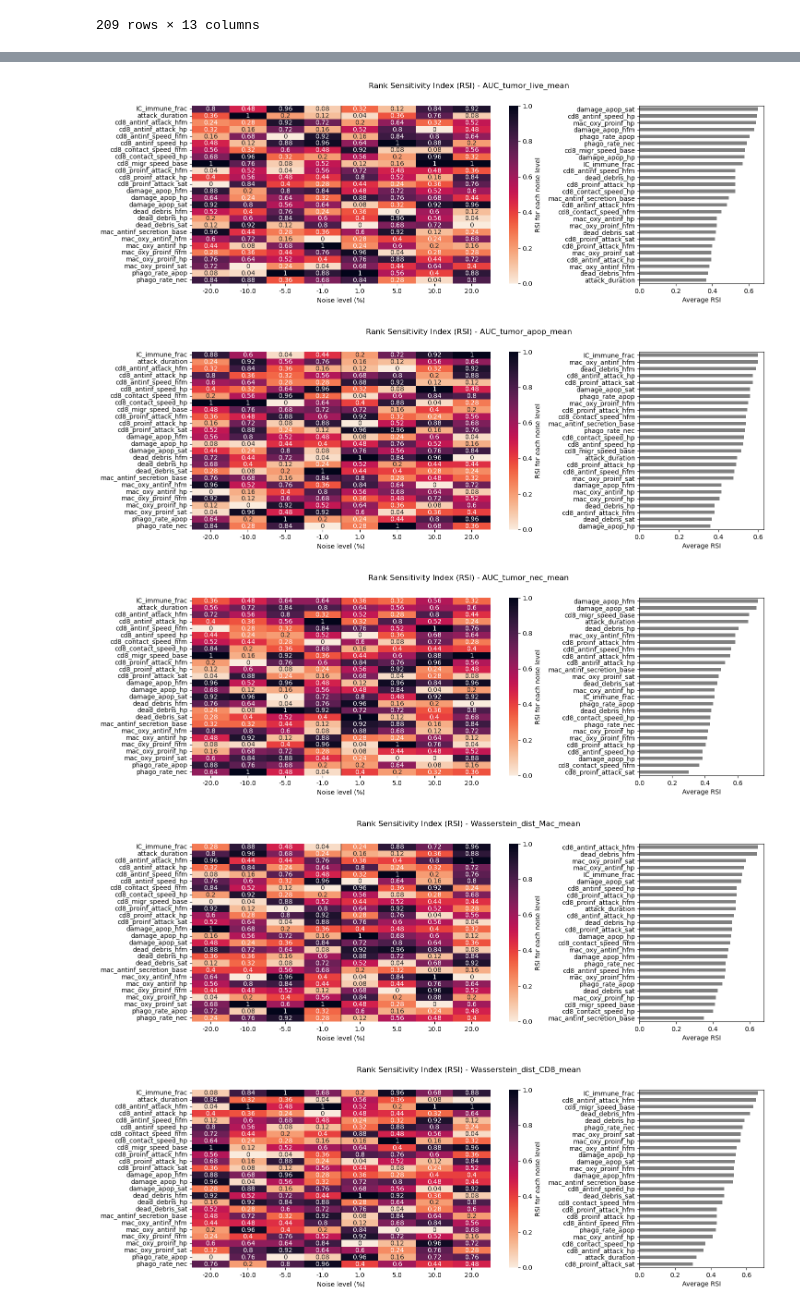
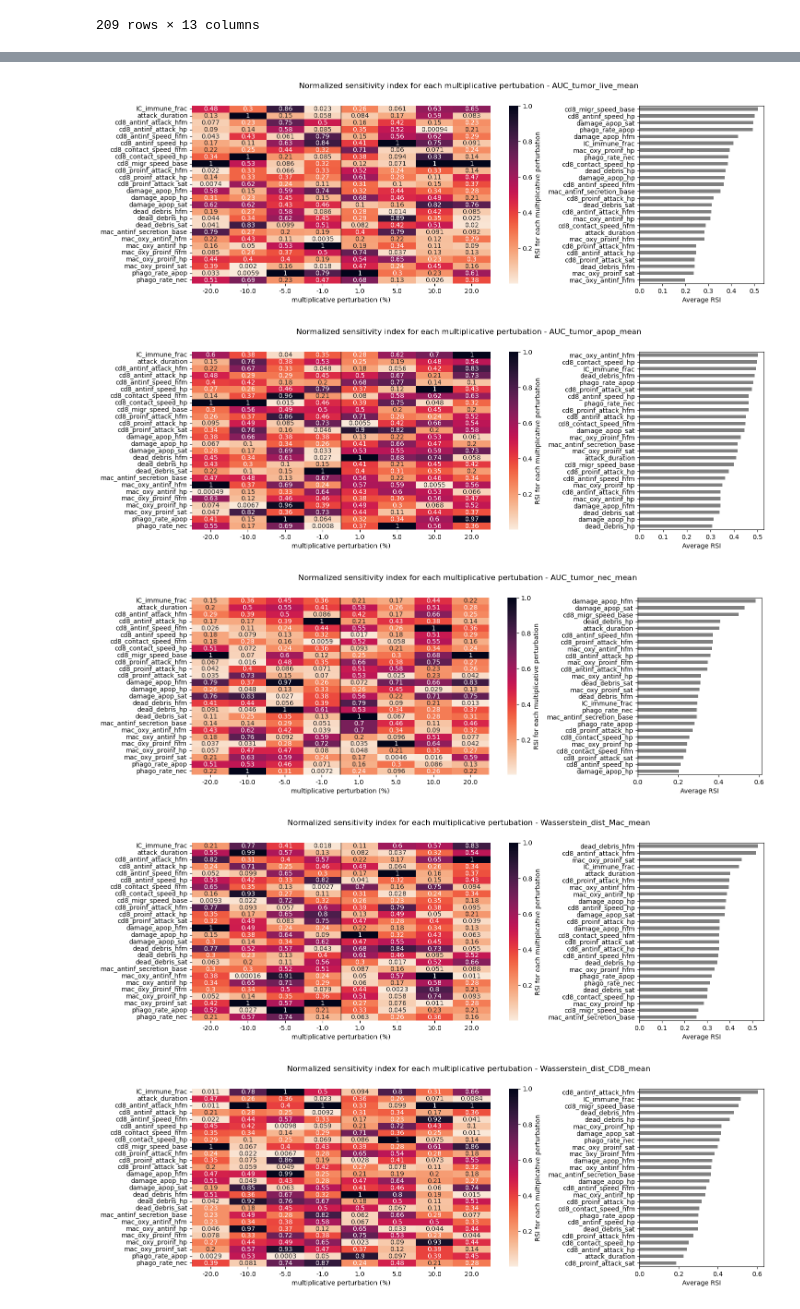
Before and after one commit to PhysiCell-Models/grammar_samples, a Jupyter notebook: Sensitivity_Analysis/SA_script_ex3.ipynb, the cells around one changed output, grey strips where cells are left out. Saved outputs shown, nothing was run; the diff lists cells and outputs as text; code cells hidden in the pictures.

```diff
--- a/Sensitivity_Analysis/SA_script_ex3.ipynb
+++ b/Sensitivity_Analysis/SA_script_ex3.ipynb
@@ -226,14 +226,15 @@ plt.subplots_adjust(hspace=0.75)
 for qoi, ax in zip(QoIs_list, axes.flatten()):
     # Plot a box plot for each QoI (x axis: SA_delta, y axis: QoI value)
     # ax.boxplot([df_all[df_summary['sample'] == sample][qoi].values for sample in [sample_ref, *samples_deltap1, *samples_deltam1, *samples_deltap5, *samples_deltam5, *samples_deltap10, *samples_deltam10, *samples_deltap20, *samples_deltam20]], showfliers=False)
-    for delta, color in zip([-0.2, -0.1, -0.05, -0.01, 0.0, 0.01, 0.05, 0.1, 0.2],
-                            ['brown', 'red', 'orange', 'yellow', 'gray', 'yellow', 'orange', 'red', 'brown']):
-        samples = df_SA[df_SA['SA_delta'] == delta]['sample'].values
+    for delta, color in zip([0.0, 0.01, 0.05, 0.1, 0.2],
+                            ['gray', 'yellow', 'orange', 'red', 'brown']):
+        samples = df_SA[ (df_SA['SA_delta'] == delta) | (df_SA['SA_delta'] == -1*delta) ]['sample'].values
+        # print(delta, samples)
         values = df_qoi[df_qoi['sample'].isin(samples)][qoi[:-5]].values
         sns.violinplot(x=[delta*100]*len(values), y=values, ax=ax, color=color)
 
     ax.set_title(qoi[:-5])
-    ax.set_xlabel('Noise level (%)')
+    ax.set_xlabel('multiplicative perturbation (%)')
     ax.ticklabel_format(style='sci', axis='y', scilimits=(0,0))
     ax.yaxis.major.formatter._useMathText = True
 axes[2, 1].remove()
@@ -246,9 +247,9 @@ plt.show()
 # %%
 # Drop the reference sample
 df_SA = df_SA[df_SA['sample'] != sample_ref]
-# Convert the noise level to percentage
-df_SA["SA_delta"] = df_SA["SA_delta"] * 100
-plot = 'SI' # plot_options =  ["SI", "Abs_SI", 'Rank']
+# Convert the multiplicative perturbation to percentage and absolute values
+df_SA["SA_delta"] = df_SA["SA_delta"].abs() * 100
+plot = 'Abs_SI' # plot_options =  ["SI", "Abs_SI", 'Rank']
 # Plot the parameter rank according to the relatice sensitivity index as heatmap with the parameters vs delta and color as the rank
 for qoi in QoIs_list:
     fig, ax = plt.subplots(figsize=(12, 6))
@@ -260,17 +261,18 @@ for qoi in QoIs_list:
         df_SA_pivot_plot = df_SA.pivot(index="SA_parameter", columns="SA_delta", values="SI_"+qoi).abs()
     if plot == 'Rank':
         df_SA_pivot = df_SA.pivot(index="SA_parameter", columns="SA_delta", values="SI_"+qoi).abs()
-        # rank of each parameter for each noise level ( 1 - highest sensitivity, 2 - second highest sensitivity, etc)
+        # rank of each parameter for each multiplicative perturbation ( 1 - highest sensitivity, 2 - second highest sensitivity, etc)
         df_SA_pivot_plot = df_SA_pivot.rank(axis=0, method='min', ascending=False)
+
     # print(df_SA_pivot.head(),'\n')
     # print(df_SA_pivot_rank.head(),'\n')
     #
     sns.heatmap(df_SA_pivot_plot, cmap='rocket', annot=True,ax=ax)
     cbar = ax.collections[0].colorbar
-    cbar.set_label('Rank at each noise level')
+    cbar.set_label('Rank at each multiplicative perturbation')
     # draw a line to separate the positive and negative values
     ax.axvline(4, color='black', lw=1)
-    ax.set(title = f'Sensitivity index - {qoi}', xlabel='Noise level (%)', ylabel=None)
+    ax.set(title = f'Sensitivity index - {qoi}', xlabel='multiplicative perturbation (%)', ylabel=None)
 plt.show()
 # %% [output]
 A value is trying to be set on a copy of a slice from a DataFrame.
@@ -305,32 +293,33 @@ Interpretation:
 # %%
 for qoi in QoIs_list:
     fig, (ax1, ax2) = plt.subplots(1, 2, figsize=(16, 5), gridspec_kw={'width_ratios': [3, 1]})
     plt.subplots_adjust(wspace=0.3)
-    fig.suptitle(f'Rank Sensitivity Index (RSI) - {qoi}')
+    fig.suptitle(f'Normalized sensitivity index for each multiplicative pertubation - {qoi}')
     # Round the values to 2 decimal places
     # df_SA['SA_delta'] = df_SA['SA_delta'].round(2)
     df_SA_pivot = df_SA.pivot(index="SA_parameter", columns="SA_delta", values="SI_"+qoi).abs()
-    # df of the rank of each parameter for each noise level
-    df_SA_pivot_rank = df_SA_pivot.rank(axis=0, method='min', ascending=False)
+    # df of the rank of each parameter for each multiplicative perturbation
+    # df_SA_pivot_rank = df_SA_pivot.rank(axis=0, method='min', ascending=False)
     # convert the rank to rank sensitivity index
-    df_SA_pivot_RSI = (df_SA_pivot_rank.shape[0] - df_SA_pivot_rank) / (df_SA_pivot_rank.shape[0] - 1)
+    # df_SA_pivot_RSI = (df_SA_pivot_rank.shape[0] - df_SA_pivot_rank) / (df_SA_pivot_rank.shape[0] - 1)
+    df_SA_pivot_RSI = df_SA_pivot / df_SA_pivot.max()
     sns.heatmap(df_SA_pivot_RSI, cmap='rocket_r', annot=True,ax=ax1)
     cbar = ax1.collections[0].colorbar
-    cbar.set_label('RSI for each noise level')
-    ax1.set(xlabel='Noise level (%)', ylabel=None)
+    cbar.set_label('RSI for each multiplicative perturbation')
+    ax1.set(xlabel='multiplicative perturbation (%)', ylabel=None)
     # draw a line to separate the positive and negative values
     ax1.axvline(4, color='black', lw=1)
-    # Average the RSI across all noise levels
+    # Average the RSI across all multiplicative perturbations
     df_rsi_mean = df_SA_pivot_RSI.mean(axis=1)
     df_rsi_mean = df_rsi_mean.sort_values(ascending=True)
     df_rsi_mean.plot(kind='barh', ax=ax2, color='gray')
     ax2.set(xlabel='Average RSI', ylabel=None)
 # %% [output]
-[figure, old version]
+[figure, new version]
-[figure, old version]
+[figure, new version]
-[figure, old version]
+[figure, new version]
-[figure, old version]
+[figure, new version]
-[figure, old version]
+[figure, new version]
 # %% [markdown]
 # Interpretation of results
 
```
Also changed, not shown: parts of 5 cells of this notebook, 4 other files.
